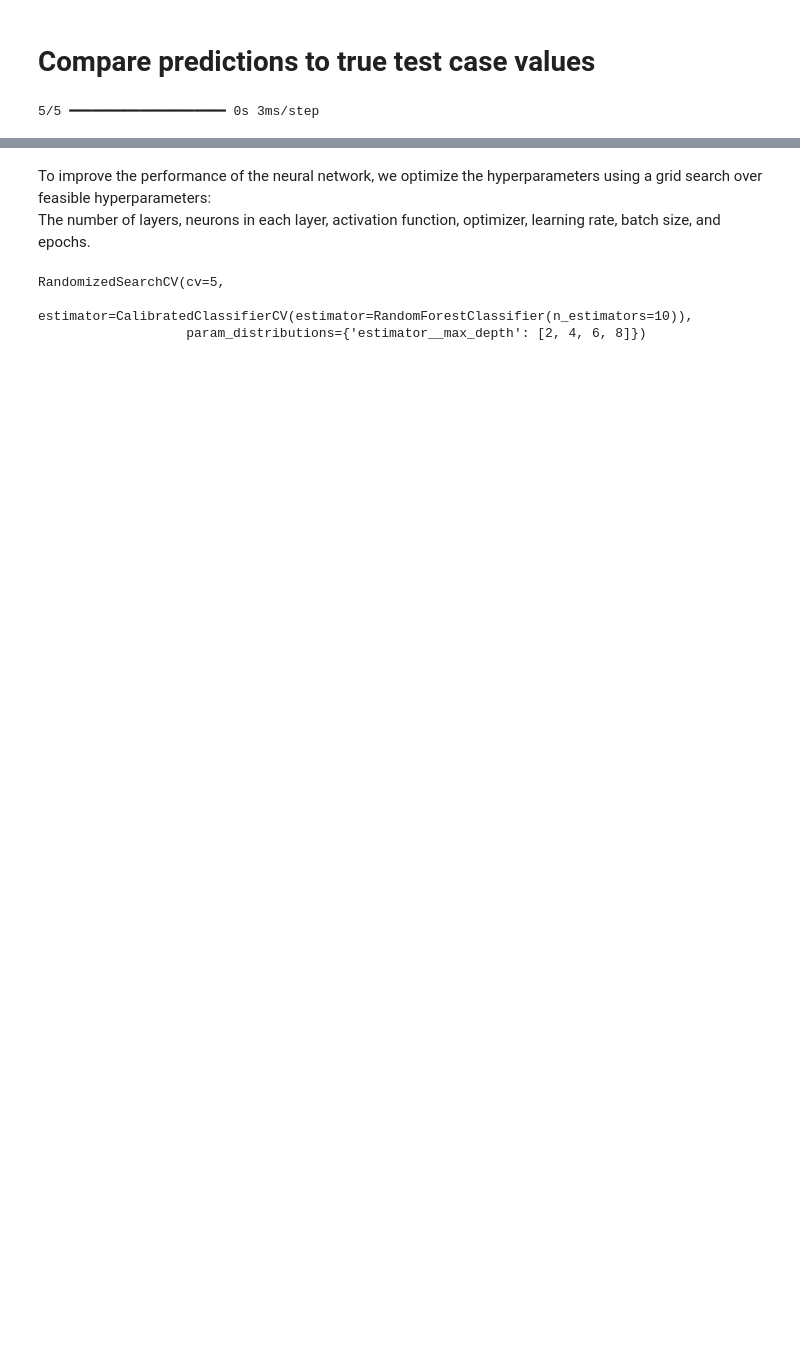
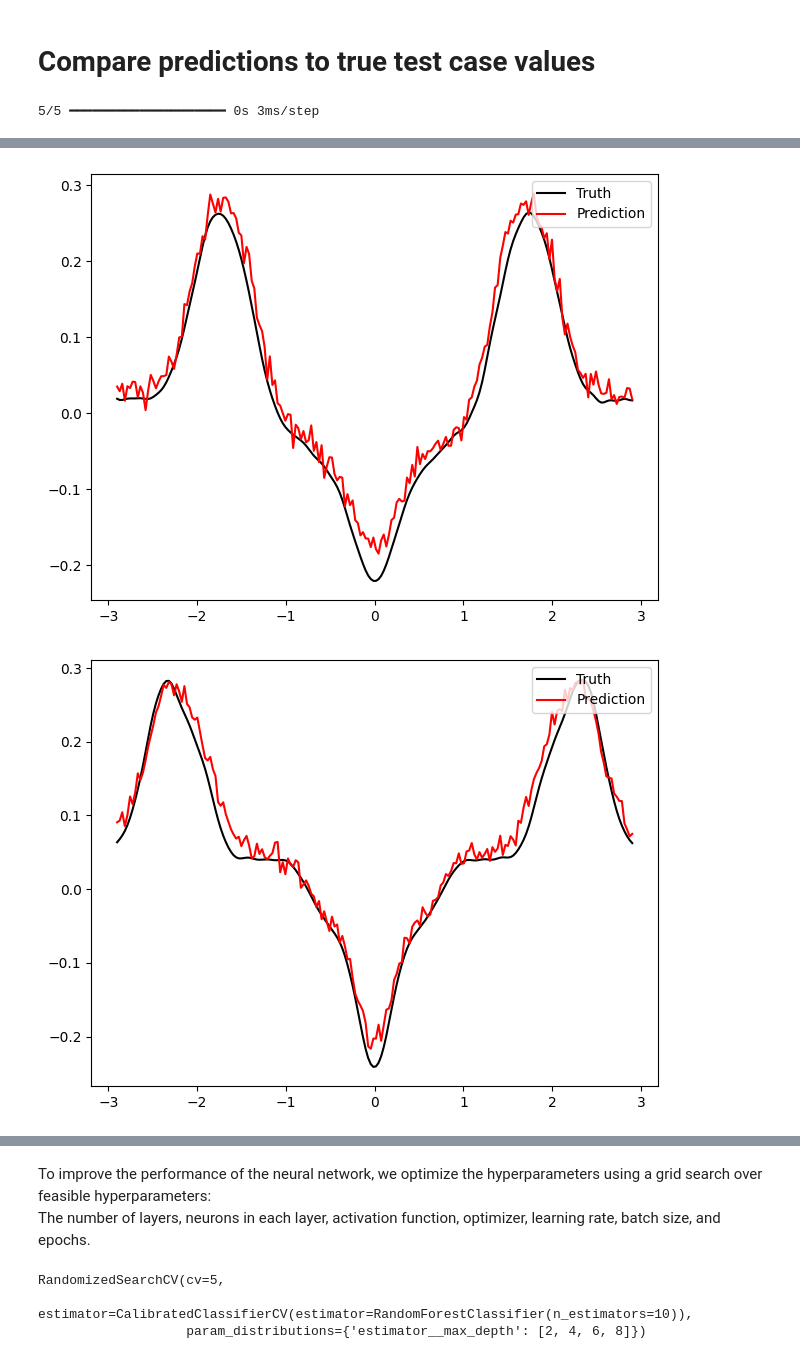
Before and after one commit to Simula-Consulting/NMRlipids, a Jupyter notebook: FormFactor_to_TotalDensity_model_training_walkthrough.ipynb, the cells around one changed output, grey strips where cells are left out. Cells and saved outputs as stored; diff of their text form; code cells hidden in the pictures; blank space fills up the shorter version.

```diff
--- a/FormFactor_to_TotalDensity_model_training_walkthrough.ipynb
+++ b/FormFactor_to_TotalDensity_model_training_walkthrough.ipynb
@@ -586,21 +587,22 @@ plt.show()
 # %%
-# # Predict on noisy versions of input
+# Predict on noisy versions of input
 
-# # Compare predictions to truth for five randomly chosen test cases
-# predictions = model.predict(test_input + 0.5*np.random.rand(*test_input.shape))
-# random_test_indices = rng.integers(low=0, high=N_test, size=6)
-# for idx in random_test_indices:
-#     fig, ax = plt.subplots()
-#     ax.plot(
-#         uniform_x_range,
-#         test_output.values[idx],
-#         color="k",
-#         linestyle="-",
-#         label="Truth",
-#     )
-#     ax.plot(
-#         uniform_x_range, predictions[idx], color="r", linestyle="-", label="Prediction"
-#     )
-#     plt.legend(loc="upper right")
-#     plt.tight_layout()
-#     plt.show()
+# Compare predictions to truth for five randomly chosen test cases
+noisy_predictions = model.predict(test_input + 0.1*np.random.rand(*test_input.shape))
+random_test_indices = rng.integers(low=0, high=N_test, size=6)
+for idx in random_test_indices:
+    fig, ax = plt.subplots()
+    ax.plot(
+        uniform_x_range,
+        test_output.values[idx],
+        color="k",
+        linestyle="-",
+        label="Truth",
+    )
+    ax.plot(
+        uniform_x_range, noisy_predictions[idx], color="r", linestyle="-", label="Prediction"
+    )
+    plt.legend(loc="upper right")
+    plt.tight_layout()
+    plt.show()
+# %% [output]
@@ -606,0 +610,2 @@ plt.show()
+[figure, added]
+[figure, added]
```
Also changed, not shown: parts of 7 cells of this notebook, 1 other file.
